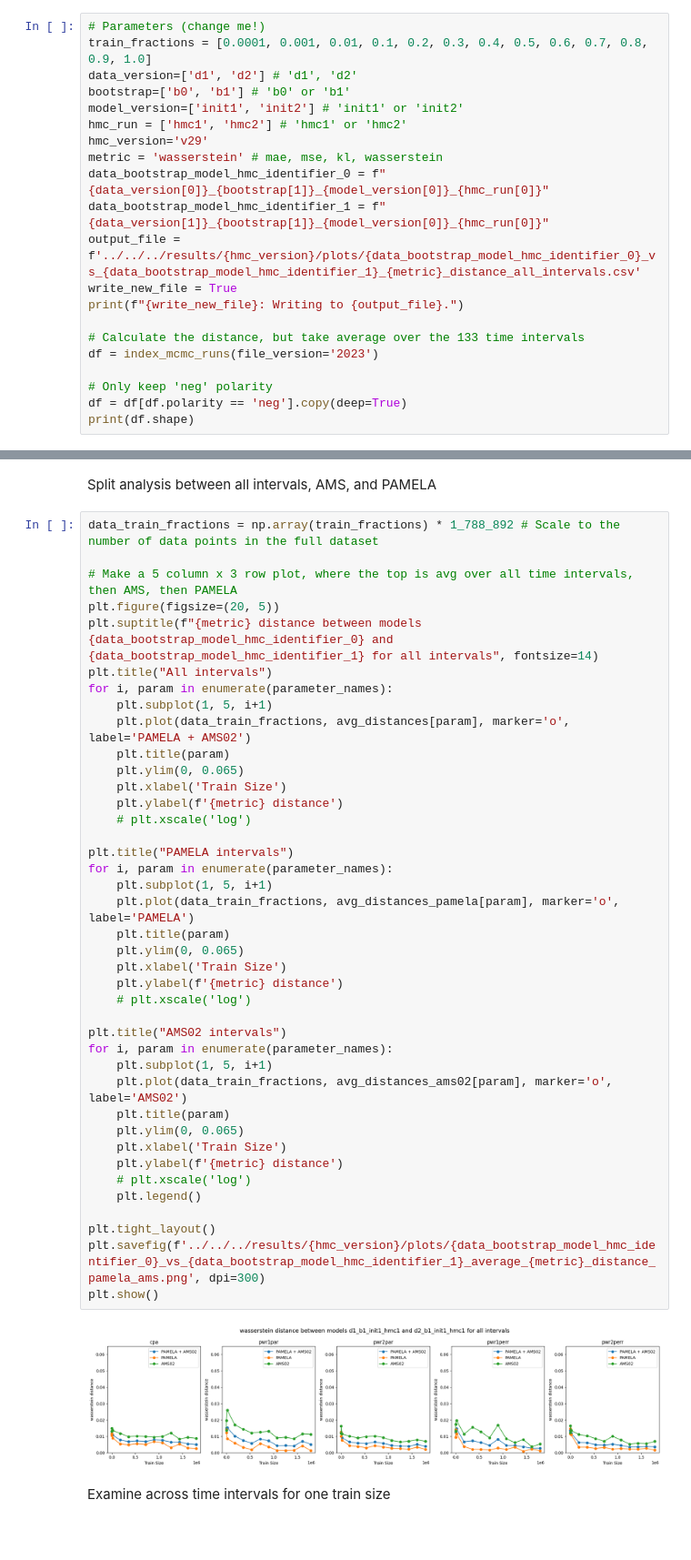
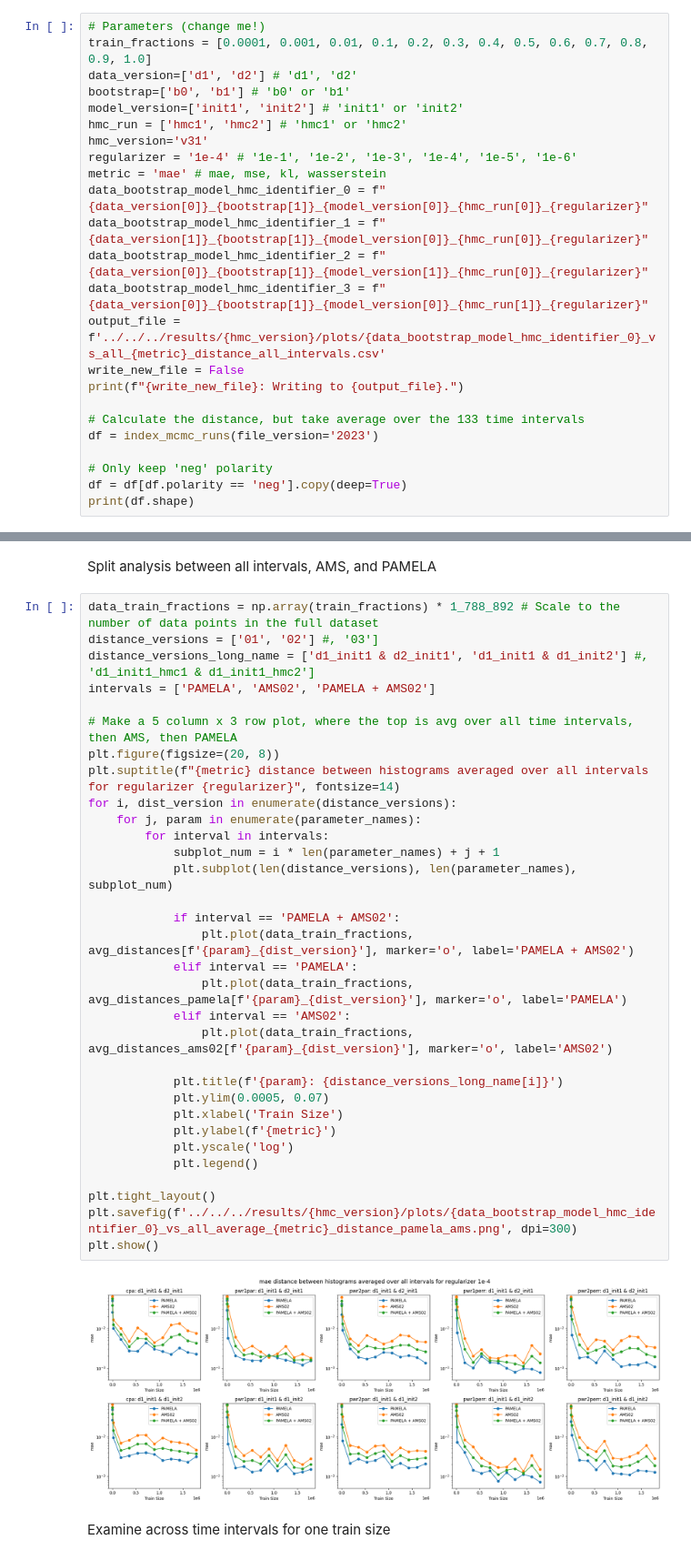
Before and after one commit to hawaii-ai/GalacticCosmicRays, a Jupyter notebook: notebooks/plot/plot_hmc_train_size_all_runs.ipynb, the cells around one changed output, grey strips where cells are left out. Shown at 91% size. Cells and saved outputs as stored; diff of their text form; blank space fills up the shorter version.

```diff
--- a/notebooks/plot/plot_hmc_train_size_all_runs.ipynb
+++ b/notebooks/plot/plot_hmc_train_size_all_runs.ipynb
@@ -115,12 +115,15 @@ data_version=['d1', 'd2'] # 'd1', 'd2'
 bootstrap=['b0', 'b1'] # 'b0' or 'b1'
 model_version=['init1', 'init2'] # 'init1' or 'init2'
 hmc_run = ['hmc1', 'hmc2'] # 'hmc1' or 'hmc2'
-hmc_version='v29'
-metric = 'wasserstein' # mae, mse, kl, wasserstein
-data_bootstrap_model_hmc_identifier_0 = f"{data_version[0]}_{bootstrap[1]}_{model_version[0]}_{hmc_run[0]}"
-data_bootstrap_model_hmc_identifier_1 = f"{data_version[1]}_{bootstrap[1]}_{model_version[0]}_{hmc_run[0]}"
-output_file = f'../../../results/{hmc_version}/plots/{data_bootstrap_model_hmc_identifier_0}_vs_{data_bootstrap_model_hmc_identifier_1}_{metric}_distance_all_intervals.csv'
-write_new_file = True
+hmc_version='v31'
+regularizer = '1e-4' # '1e-1', '1e-2', '1e-3', '1e-4', '1e-5', '1e-6'
+metric = 'mae' # mae, mse, kl, wasserstein
+data_bootstrap_model_hmc_identifier_0 = f"{data_version[0]}_{bootstrap[1]}_{model_version[0]}_{hmc_run[0]}_{regularizer}"
+data_bootstrap_model_hmc_identifier_1 = f"{data_version[1]}_{bootstrap[1]}_{model_version[0]}_{hmc_run[0]}_{regularizer}"
+data_bootstrap_model_hmc_identifier_2 = f"{data_version[0]}_{bootstrap[1]}_{model_version[1]}_{hmc_run[0]}_{regularizer}"
+data_bootstrap_model_hmc_identifier_3 = f"{data_version[0]}_{bootstrap[1]}_{model_version[0]}_{hmc_run[1]}_{regularizer}"
+output_file = f'../../../results/{hmc_version}/plots/{data_bootstrap_model_hmc_identifier_0}_vs_all_{metric}_distance_all_intervals.csv'
+write_new_file = False
 print(f"{write_new_file}: Writing to {output_file}.")
 
 # Calculate the distance, but take average over the 133 time intervals
@@ -313,46 +323,38 @@ plt.show()
 Split analysis between all intervals, AMS, and PAMELA
 # %%
 data_train_fractions = np.array(train_fractions) * 1_788_892 # Scale to the number of data points in the full dataset
+distance_versions = ['01', '02'] #, '03']
+distance_versions_long_name = ['d1_init1 & d2_init1', 'd1_init1 & d1_init2'] #, 'd1_init1_hmc1 & d1_init1_hmc2']
+intervals = ['PAMELA', 'AMS02', 'PAMELA + AMS02']
 
 # Make a 5 column x 3 row plot, where the top is avg over all time intervals, then AMS, then PAMELA
-plt.figure(figsize=(20, 5))
-plt.suptitle(f"{metric} distance between models {data_bootstrap_model_hmc_identifier_0} and {data_bootstrap_model_hmc_identifier_1} for all intervals", fontsize=14)
-plt.title("All intervals")
-for i, param in enumerate(parameter_names):
-    plt.subplot(1, 5, i+1)
-    plt.plot(data_train_fractions, avg_distances[param], marker='o', label='PAMELA + AMS02')
-    plt.title(param)
-    plt.ylim(0, 0.065)
-    plt.xlabel('Train Size')
-    plt.ylabel(f'{metric} distance')
-    # plt.xscale('log')
+plt.figure(figsize=(20, 8))
+plt.suptitle(f"{metric} distance between histograms averaged over all intervals for regularizer {regularizer}", fontsize=14)
+for i, dist_version in enumerate(distance_versions):
+    for j, param in enumerate(parameter_names):
+        for interval in intervals:
+            subplot_num = i * len(parameter_names) + j + 1
+            plt.subplot(len(distance_versions), len(parameter_names), subplot_num)
 
-plt.title("PAMELA intervals")
-for i, param in enumerate(parameter_names):
-    plt.subplot(1, 5, i+1)
-    plt.plot(data_train_fractions, avg_distances_pamela[param], marker='o', label='PAMELA')
-    plt.title(param)
-    plt.ylim(0, 0.065)
-    plt.xlabel('Train Size')
-    plt.ylabel(f'{metric} distance')
-    # plt.xscale('log')
+            if interval == 'PAMELA + AMS02':
+                plt.plot(data_train_fractions, avg_distances[f'{param}_{dist_version}'], marker='o', label='PAMELA + AMS02')
+            elif interval == 'PAMELA':
+                plt.plot(data_train_fractions, avg_distances_pamela[f'{param}_{dist_version}'], marker='o', label='PAMELA')
+            elif interval == 'AMS02':
+                plt.plot(data_train_fractions, avg_distances_ams02[f'{param}_{dist_version}'], marker='o', label='AMS02')
 
-plt.title("AMS02 intervals")
-for i, param in enumerate(parameter_names):
-    plt.subplot(1, 5, i+1)
-    plt.plot(data_train_fractions, avg_distances_ams02[param], marker='o', label='AMS02')
-    plt.title(param)
-    plt.ylim(0, 0.065)
-    plt.xlabel('Train Size')
-    plt.ylabel(f'{metric} distance')
-    # plt.xscale('log')
-    plt.legend()
+            plt.title(f'{param}: {distance_versions_long_name[i]}')
+            plt.ylim(0.0005, 0.07)
+            plt.xlabel('Train Size')
+            plt.ylabel(f'{metric}')
+            plt.yscale('log')
+            plt.legend()
 
 plt.tight_layout()
-plt.savefig(f'../../../results/{hmc_version}/plots/{data_bootstrap_model_hmc_identifier_0}_vs_{data_bootstrap_model_hmc_identifier_1}_average_{metric}_distance_pamela_ams.png', dpi=300)
+plt.savefig(f'../../../results/{hmc_version}/plots/{data_bootstrap_model_hmc_identifier_0}_vs_all_average_{metric}_distance_pamela_ams.png', dpi=300)
 plt.show()
 # %% [output]
-[figure, old version]
+[figure, new version]
 # %% [markdown]
 Examine across time intervals for one train size
 # %%
```
Also changed, not shown: parts of 4 cells of this notebook, 15 other files.
